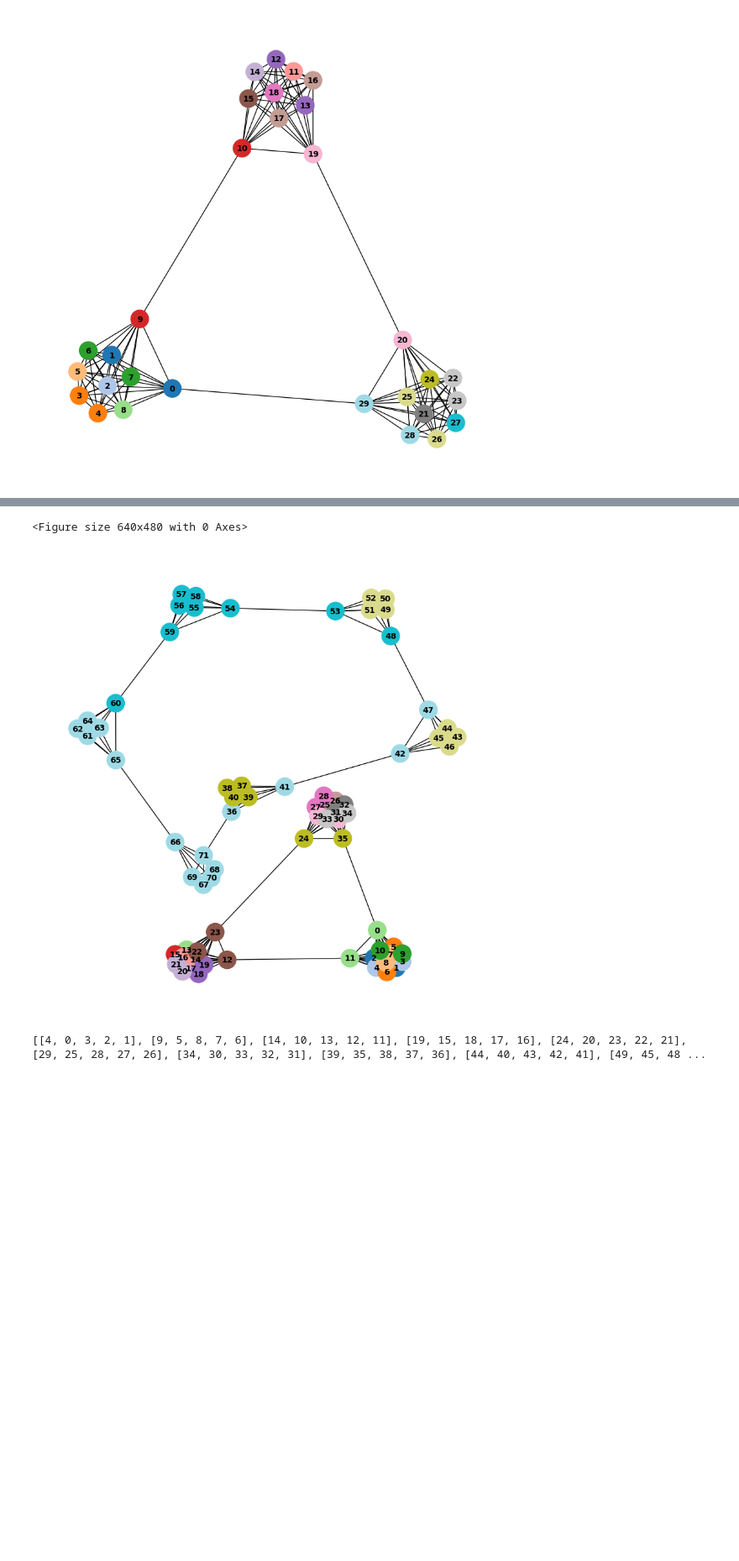
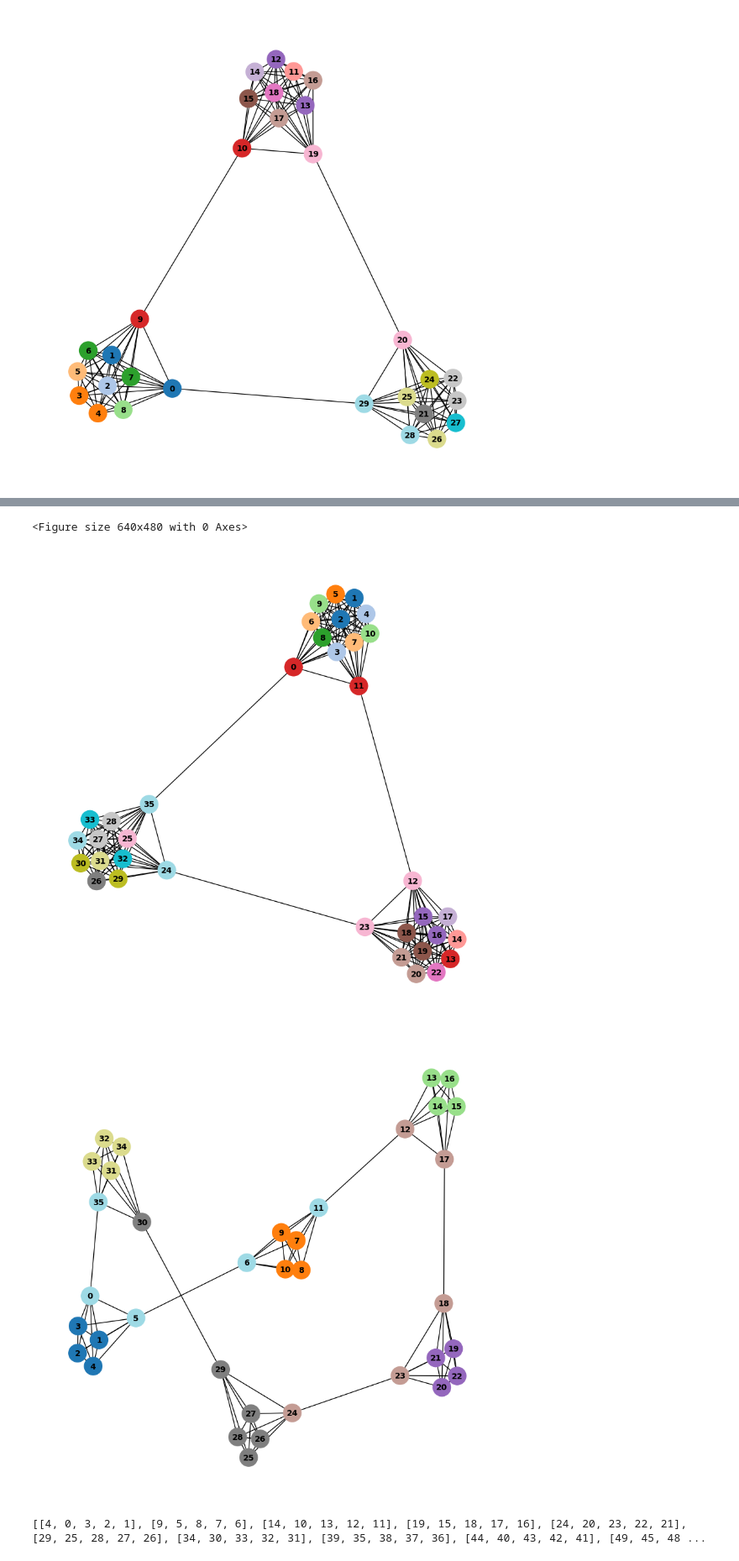
Before and after one commit to frilip/Distance-Quality-Community-Detection, a Jupyter notebook: gamma_tests.ipynb, the cells around one changed output, grey strips where cells are left out. Shown: that part at 84% size. Cells and saved outputs as stored; diff of their text form; code cells hidden in the pictures; blank space fills up the shorter version.

```diff
--- a/gamma_tests.ipynb
+++ b/gamma_tests.ipynb
@@ -109,8 +133,12 @@ G = nx.disjoint_union(G1, G2)
 gamma = 0.01
 
 plt.figure()
-comm = newman_greedy_distance(G, gamma)
-print(comm)
-color_communities(G, comm)
-plt.savefig('./plots/nonconnected_ssize_dcs'+str(gamma)+'.pdf')
+comm_1 = newman_greedy_distance(G1, gamma)
+comm_2 = newman_greedy_distance(G2, gamma)
+print(comm_1)
+print(comm_2)
+color_communities(G1, comm_1)
+plt.savefig('./plots/nonconnected_ssize_dcs'+str(gamma)+'1.pdf')
+color_communities(G2, comm_2)
+plt.savefig('./plots/nonconnected_ssize_dcs'+str(gamma)+'2.pdf')
 # %% [output]
@@ -118,5 +147,6 @@ plt.savefig('./plots/nonconnected_ssize_dcs'+str(gamma)+'.pdf')
 <Figure size 640x480 with 0 Axes>
-[figure, old version]
+[figure, new version]
+[figure, added]
 # %%
 # same cluster size, different size
 G1 = generate_full_cluster_graph_same_size(3,5)
```
Also changed, not shown: parts of 6 cells of this notebook, 18 other files.
